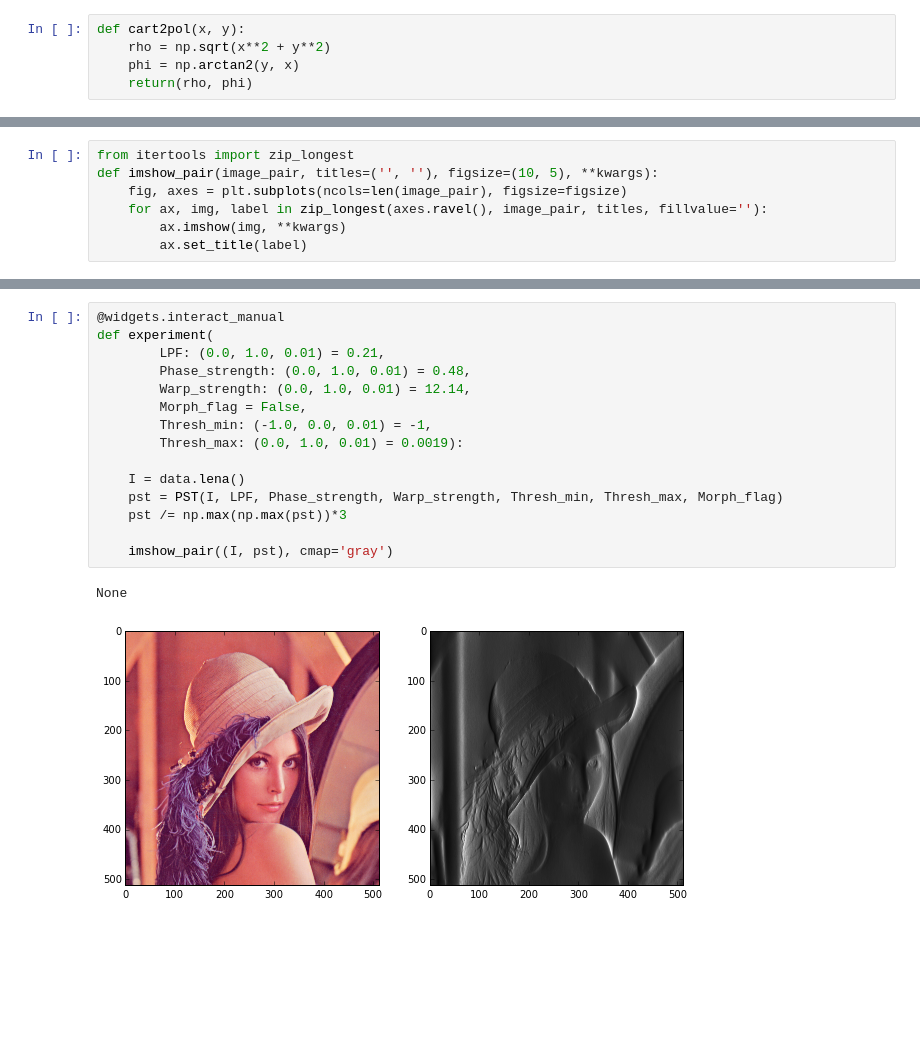
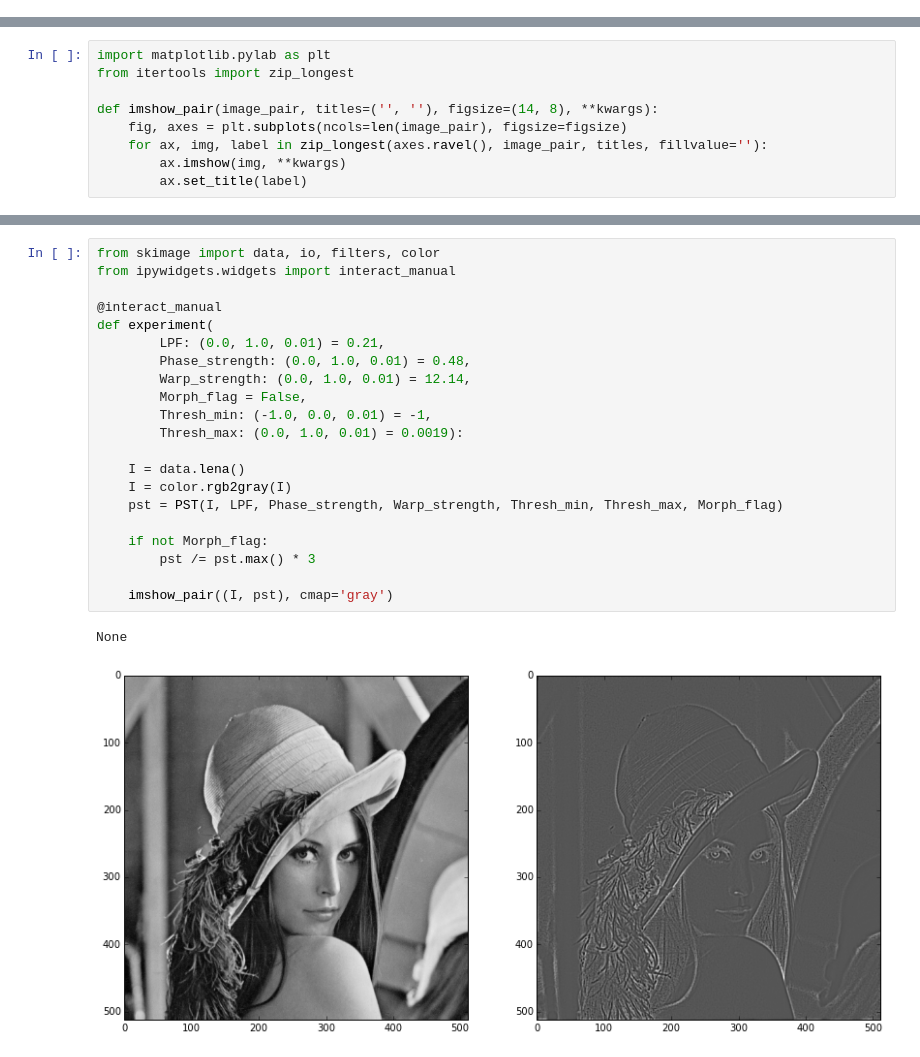
Before and after one commit to andersonfreitas/pst, a Jupyter notebook: PST.ipynb, the cells around one changed output, grey strips where cells are left out. Drawn from its saved outputs; the diff is of its cells as text; blank space fills up the shorter version.

```diff
--- a/PST.ipynb
+++ b/PST.ipynb
@@ -12,5 +7,0 @@ from ipywidgets import widgets
-# %%
-def cart2pol(x, y):
-    rho = np.sqrt(x**2 + y**2)
-    phi = np.arctan2(y, x)
-    return(rho, phi)
@@ -17,6 +75,8 @@ def cart2pol(x, y):
 # %%
+import matplotlib.pylab as plt
 from itertools import zip_longest
-def imshow_pair(image_pair, titles=('', ''), figsize=(10, 5), **kwargs):
+
+def imshow_pair(image_pair, titles=('', ''), figsize=(14, 8), **kwargs):
     fig, axes = plt.subplots(ncols=len(image_pair), figsize=figsize)
     for ax, img, label in zip_longest(axes.ravel(), image_pair, titles, fillvalue=''):
         ax.imshow(img, **kwargs)
@@ -82,18 +84,24 @@ def PST(I, LPF=0.21, Phase_strength = 0.48, Warp_strength = 12.14, Thresh_min =
 # %%
-@widgets.interact_manual
+from skimage import data, io, filters, color
+from ipywidgets.widgets import interact_manual
+
+@interact_manual
 def experiment(
         LPF: (0.0, 1.0, 0.01) = 0.21,
         Phase_strength: (0.0, 1.0, 0.01) = 0.48,
         Warp_strength: (0.0, 1.0, 0.01) = 12.14,
         Morph_flag = False,
         Thresh_min: (-1.0, 0.0, 0.01) = -1,
         Thresh_max: (0.0, 1.0, 0.01) = 0.0019):
 
     I = data.lena()
+    I = color.rgb2gray(I)
     pst = PST(I, LPF, Phase_strength, Warp_strength, Thresh_min, Thresh_max, Morph_flag)
-    pst /= np.max(np.max(pst))*3
+
+    if not Morph_flag:
+        pst /= pst.max() * 3
 
     imshow_pair((I, pst), cmap='gray')
 # %% [output]
 None
-[figure, old version]
+[figure, new version]
```
Also changed, not shown: parts of 5 cells of this notebook.
